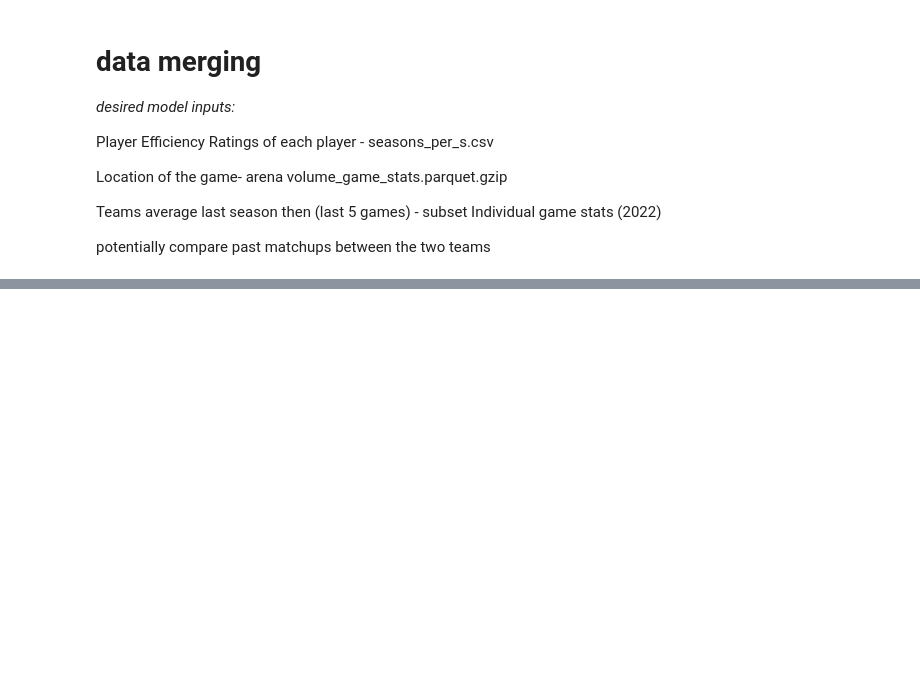
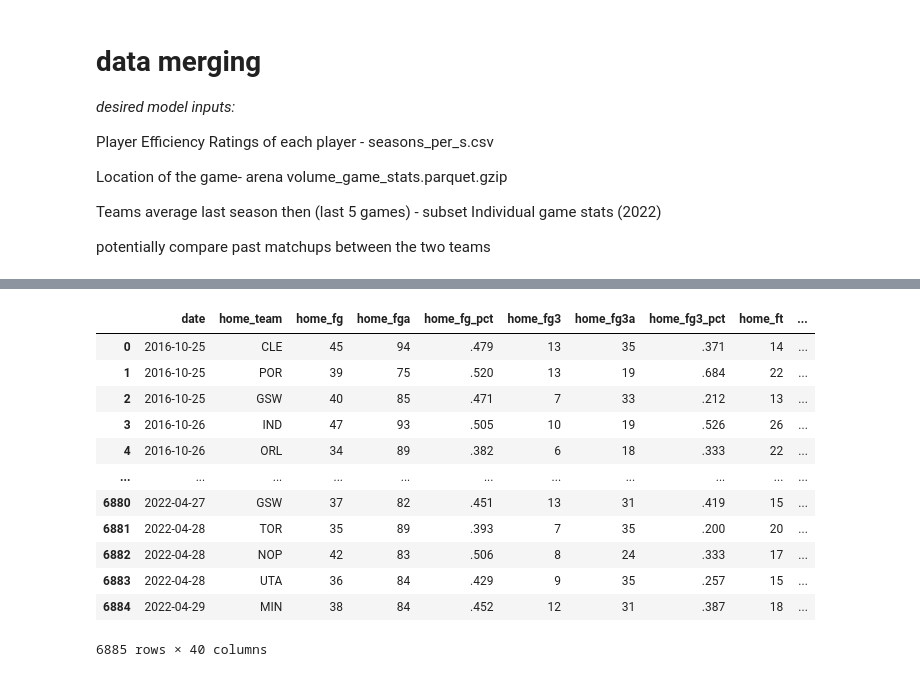
Before and after one commit to madamore-1/project-checkpoint-1-nba-prediction, a Jupyter notebook: dev/data merging.ipynb, the cells around one changed output, grey strips where cells are left out. Saved outputs shown, nothing was run; the diff lists cells and outputs as text; code cells hidden in the pictures; blank space fills up the shorter version.

```diff
--- a/dev/data merging.ipynb
+++ b/dev/data merging.ipynb
@@ -19,4 +35,19 @@ season_games_overview['date'] = pd.to_datetime(season_games_overview['date'])
 # %%
-# game_stats = pd.read_parquet("[2021, 2022]_game_stats.parquet.gzip")
-# game_stats['date'] = pd.to_datetime(game_stats['date'])
-# game_stats
+season_game_stats = pd.concat([pd.read_parquet('[2017, 2018]_game_stats.parquet.gzip'), pd.read_parquet('[2019, 2020]_game_stats.parquet.gzip'), pd.read_parquet('[2021, 2022]_game_stats.parquet.gzip')], ignore_index = True)
+# pd.read_parquet( '[2015, 2016]_game_stats.parquet.gzip'),
+season_game_stats['date'] = pd.to_datetime(season_game_stats['date'])
+season_game_stats
+# %% [output]
+|  | date | home_team | home_fg | home_fga | home_fg_pct | home_fg3 | home_fg3a | home_fg3_pct | home_ft | ... |
+| 0 | 2016-10-25 | CLE | 45 | 94 | .479 | 13 | 35 | .371 | 14 | ... |
+| 1 | 2016-10-25 | POR | 39 | 75 | .520 | 13 | 19 | .684 | 22 | ... |
+| 2 | 2016-10-25 | GSW | 40 | 85 | .471 | 7 | 33 | .212 | 13 | ... |
+| 3 | 2016-10-26 | IND | 47 | 93 | .505 | 10 | 19 | .526 | 26 | ... |
+| 4 | 2016-10-26 | ORL | 34 | 89 | .382 | 6 | 18 | .333 | 22 | ... |
+| ... | ... | ... | ... | ... | ... | ... | ... | ... | ... | ... |
+| 6880 | 2022-04-27 | GSW | 37 | 82 | .451 | 13 | 31 | .419 | 15 | ... |
+| 6881 | 2022-04-28 | TOR | 35 | 89 | .393 | 7 | 35 | .200 | 20 | ... |
+| 6882 | 2022-04-28 | NOP | 42 | 83 | .506 | 8 | 24 | .333 | 17 | ... |
+| 6883 | 2022-04-28 | UTA | 36 | 84 | .429 | 9 | 35 | .257 | 15 | ... |
+| 6884 | 2022-04-29 | MIN | 38 | 84 | .452 | 12 | 31 | .387 | 18 | ... |
+6885 rows × 40 columns
```
Also changed, not shown: parts of 4 cells of this notebook.
